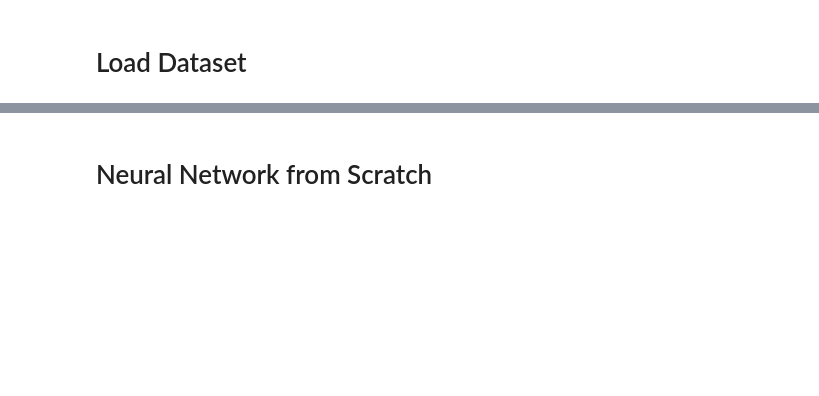
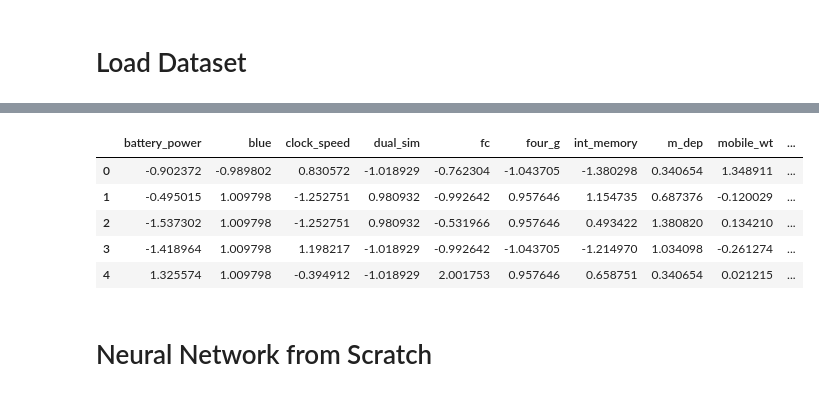
Before and after one commit to yiyiyang81/mobile-price-classification, a Jupyter notebook: nn.ipynb, the cells around one changed output, grey strips where cells are left out. Cells and saved outputs as stored; diff of their text form; code cells hidden in the pictures; blank space fills up the shorter version.

```diff
--- a/nn.ipynb
+++ b/nn.ipynb
@@ -13 +30,11 @@ import matplotlib.pyplot as plt
+# %%
+# looking at the normalized dataset
+X.head(5)
+# %% [output]
+|  | battery_power | blue | clock_speed | dual_sim | fc | four_g | int_memory | m_dep | mobile_wt | ... |
+| 0 | -0.902372 | -0.989802 | 0.830572 | -1.018929 | -0.762304 | -1.043705 | -1.380298 | 0.340654 | 1.348911 | ... |
+| 1 | -0.495015 | 1.009798 | -1.252751 | 0.980932 | -0.992642 | 0.957646 | 1.154735 | 0.687376 | -0.120029 | ... |
+| 2 | -1.537302 | 1.009798 | -1.252751 | 0.980932 | -0.531966 | 0.957646 | 0.493422 | 1.380820 | 0.134210 | ... |
+| 3 | -1.418964 | 1.009798 | 1.198217 | -1.018929 | -0.992642 | -1.043705 | -1.214970 | 1.034098 | -0.261274 | ... |
+| 4 | 1.325574 | 1.009798 | -0.394912 | -1.018929 | 2.001753 | 0.957646 | 0.658751 | 0.340654 | 0.021215 | ... |
 # %%
```
Also changed, not shown: parts of 12 cells of this notebook, 3 other files.
